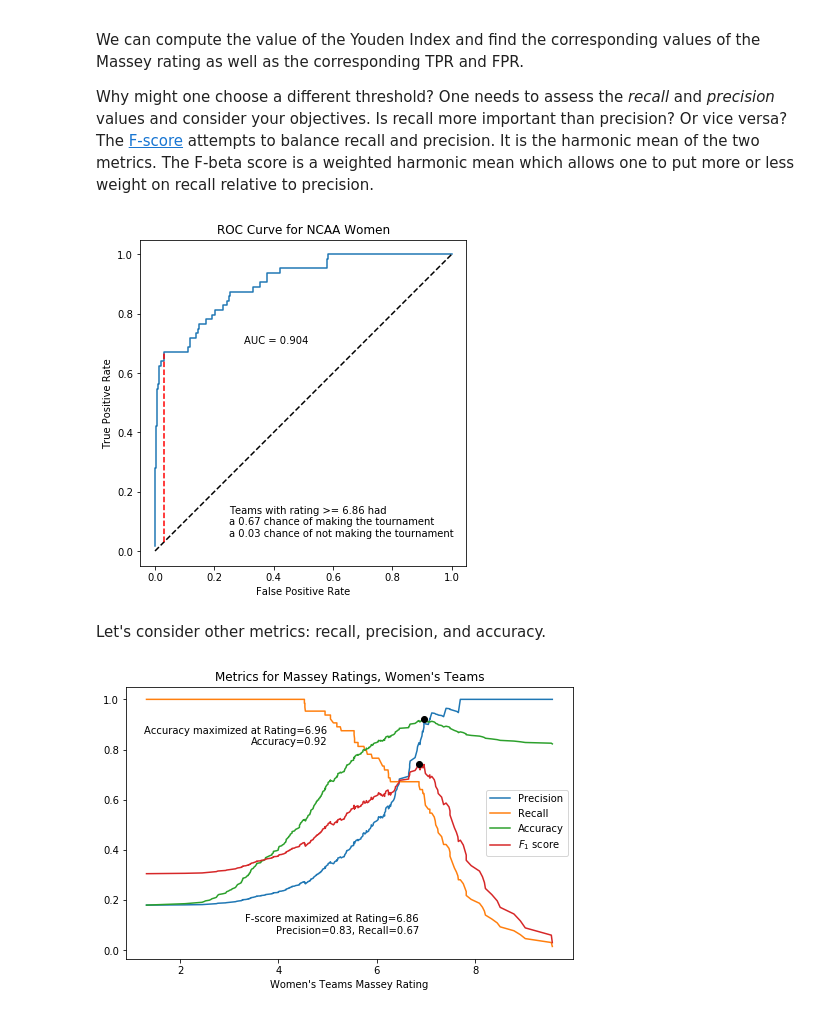
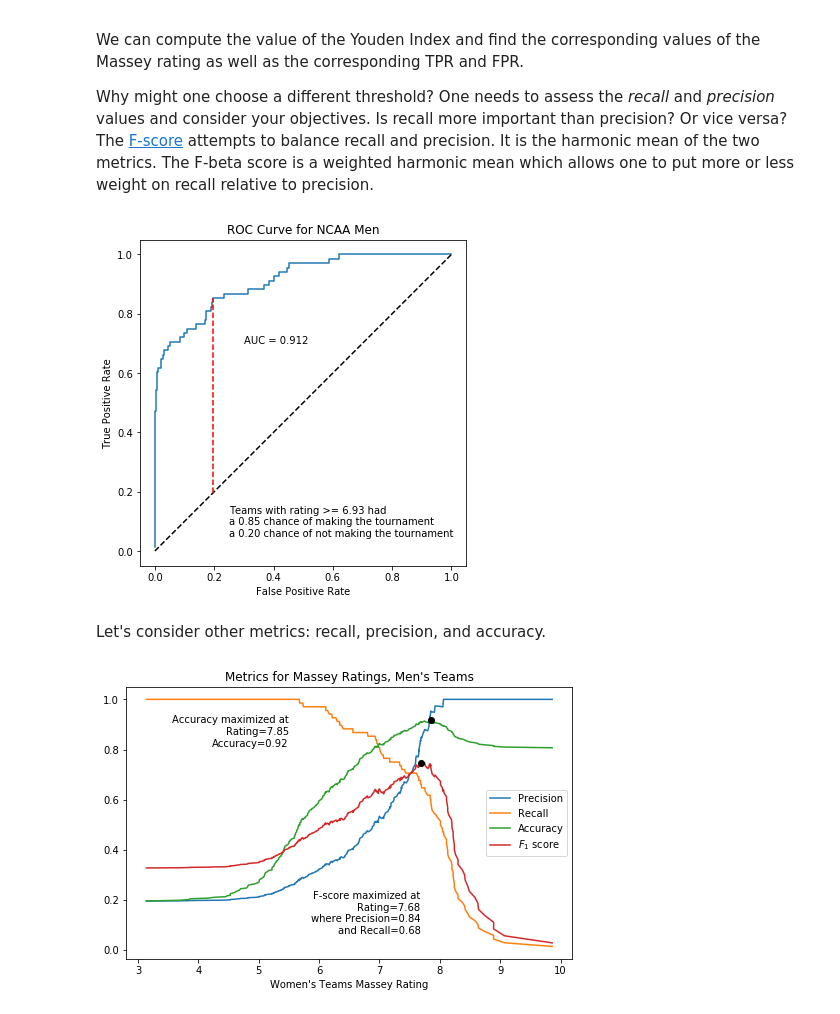
Before and after one commit to bjloe/March_Madness, a Jupyter notebook: March_Madness_ROC_AUC.ipynb, the cells around one changed output. Saved outputs shown, nothing was run; the diff lists cells and outputs as text; code cells hidden in the pictures.

```diff
--- a/March_Madness_ROC_AUC.ipynb
+++ b/March_Madness_ROC_AUC.ipynb
@@ -25 +47,3 @@ df_womens_ratings = pd.read_csv('Massey_women_d1.csv',usecols=['Team','Rat','Unn
+# %%
+df_ratings = df_ratings[['Team', 'Gender', 'Massey_rating', 'Ranking', 'Tournament_bid']]
 # %%
@@ -132,13 +112,13 @@ Note that if there were no difference between the two distributions, then the tr
 # %%
 # ranks are just the sequence from 1 to 348
-df_womens_ratings.sort_values('Massey_rating',ascending=False,inplace=True)
-ratings = np.array(df_womens_ratings.Massey_rating)
+df_ratings.sort_values('Massey_rating',ascending=False,inplace=True)
+ratings = np.array(df_ratings.Massey_rating)
 
 # Define the true/false positives and true/false positive rates.
-tp = np.array(df_womens_ratings.Tournament_bid.cumsum())
-fp = np.array((1 - df_womens_ratings.Tournament_bid).cumsum())
-tpr = tp/df_womens_ratings.Tournament_bid.sum()
-fpr = fp/(1 - df_womens_ratings.Tournament_bid).sum()
+tp = np.array(df_ratings.Tournament_bid.cumsum())
+fp = np.array((1 - df_ratings.Tournament_bid).cumsum())
+tpr = tp/df_ratings.Tournament_bid.sum()
+fpr = fp/(1 - df_ratings.Tournament_bid).sum()
 
 # Now we plot the TPR against the FPR to get the ROC curve.
 plt.figure(figsize=(6,6))
@@ -158,6 +138,6 @@ plt.text(.1, .5,f'AUC={auc:.3f}')
 # Add labels and title.
 plt.xlabel('False Positive Rate')
 plt.ylabel('True Positive Rate')
-plt.title('ROC Curve for NCAA Women')
+plt.title(f'ROC Curve for NCAA {gender.title()}')
 plt.axis('square');
 # %% [output]
@@ -172,14 +152,14 @@ We can compute the value of the Youden Index and find the corresponding values o
 Why might one choose a different threshold? One needs to assess the *recall* and *precision* values and consider your objectives. Is recall more important than precision? Or vice versa?  The [F-score](https://en.wikipedia.org/wiki/F-score) attempts to balance recall and precision. It is the harmonic mean of the two metrics. The F-beta score is a weighted harmonic mean which allows one to put more or less weight on recall relative to precision.
 # %%
 # ranks are just the sequence from 1 to 348
-df_womens_ratings.sort_values('Massey_rating',ascending=False,inplace=True)
-ratings = np.array(df_womens_ratings.Massey_rating)
+df_ratings.sort_values('Massey_rating',ascending=False,inplace=True)
+ratings = np.array(df_ratings.Massey_rating)
 
 # Define the true/false positives and true/false positive rates.
-tp = np.array(df_womens_ratings.Tournament_bid.cumsum())
-fp = np.array((1 - df_womens_ratings.Tournament_bid).cumsum())
-tpr = tp/df_womens_ratings.Tournament_bid.sum()
-fpr = fp/(1 - df_womens_ratings.Tournament_bid).sum()
+tp = np.array(df_ratings.Tournament_bid.cumsum())
+fp = np.array((1 - df_ratings.Tournament_bid).cumsum())
+tpr = tp/df_ratings.Tournament_bid.sum()
+fpr = fp/(1 - df_ratings.Tournament_bid).sum()
 
 # The Youden index is the point where the ROC curve is highest above
 # the diagonal.
@@ -215,52 +195,52 @@ plt.text(0.25,0.05, f'Teams with rating >= {rating_youden:.2f} had\n' +\
 # Add labels and title.
 plt.xlabel('False Positive Rate')
 plt.ylabel('True Positive Rate')
-plt.title('ROC Curve for NCAA Women')
+plt.title(f'ROC Curve for NCAA {gender.title()}')
 plt.axis('square');
 # %% [output]
-[figure, old version]
+[figure, new version]
 # %% [markdown]
 Let's consider other metrics: recall, precision, and accuracy.
 # %%
 # Compute the false/true negatives.
-fn = df_womens_ratings.Tournament_bid.sum()- tp
-tn = (1 - df_womens_ratings.Tournament_bid).sum() - fp
+fn = df_ratings.Tournament_bid.sum()- tp
+tn = (1 - df_ratings.Tournament_bid).sum() - fp
 
 # We use the previously and newly computed values to compute
 # additional metrics:
 precision = tp/(tp + fp)
 recall = tp/(tp + fn)
 accuracy = (tp + tn)/(tp + fp + tn + fn)
 f_score = 2/((1/(precision + 1e-6)) + (1/(recall + 1e-6)))
 
 # Find the place where the F-score and accuracy are maximized.
 f_idx = list(f_score).index(f_score.max())
 a_idx = list(accuracy).index(accuracy.max())
 
 # Plot metrics.
 plt.figure(figsize=(8,5))
 plt.plot(ratings,precision,label='Precision')
 plt.plot(ratings,recall,label='Recall')
 plt.plot(ratings,accuracy,label='Accuracy')
 plt.plot(ratings,f_score,label='$F_1$ score')
 
 # Mark the maximum F-score, accuracy
 plt.plot(ratings[f_idx],f_score[f_idx],'ok')
 plt.plot(ratings[a_idx],accuracy[a_idx],'ok')
 
 # Annotate the plots
-plt.text(ratings[f_idx],0.02,f'F-score maximized at Rating={ratings[f_idx]:.2f}\n' +
-        f'Precision={precision[f_idx]:.2f}, ' +
-        f'Recall={recall[f_idx]:.2f}\n',
+plt.text(ratings[f_idx],0.02,f'F-score maximized at\nRating={ratings[f_idx]:.2f}\n' +
+        f'where Precision={precision[f_idx]:.2f}\n' +
+        f'and Recall={recall[f_idx]:.2f}\n',
         ha='right')
-plt.text(5, -0.15 + accuracy[a_idx],f'Accuracy maximized at Rating={ratings[a_idx]:.2f}\n' +
+plt.text(5.5, -0.15 + accuracy[a_idx],f'Accuracy maximized at\nRating={ratings[a_idx]:.2f}\n' +
         f'Accuracy={accuracy[a_idx]:.2f}\n',
         ha='right')
 
 
 # Label the plot.
 plt.legend(loc=5);
 plt.xlabel("Women's Teams Massey Rating");
-plt.title("Metrics for Massey Ratings, Women's Teams");
+plt.title(f"Metrics for Massey Ratings, {gender.title()}'s Teams");
 # %% [output]
-[figure, old version]
+[figure, new version]
```
Also changed, not shown: parts of 29 cells of this notebook, 2 other files.
